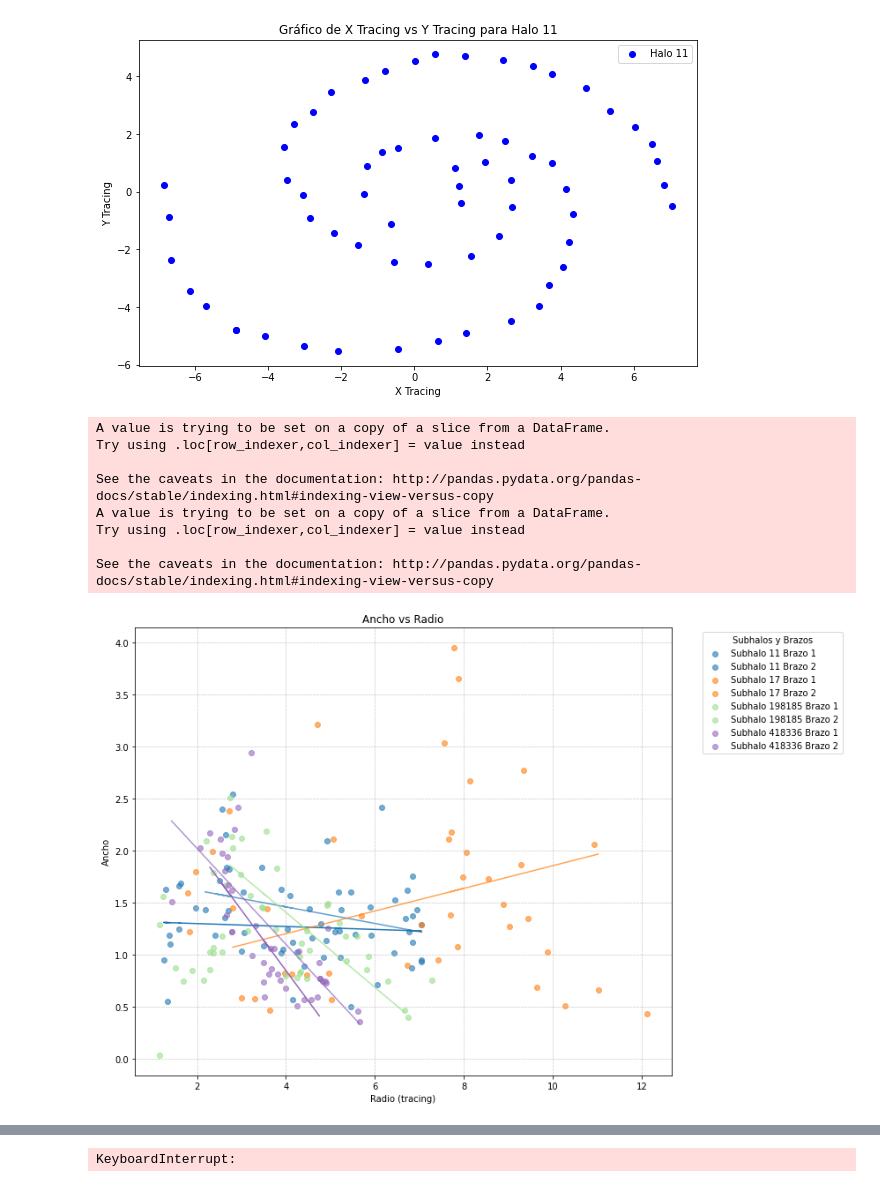
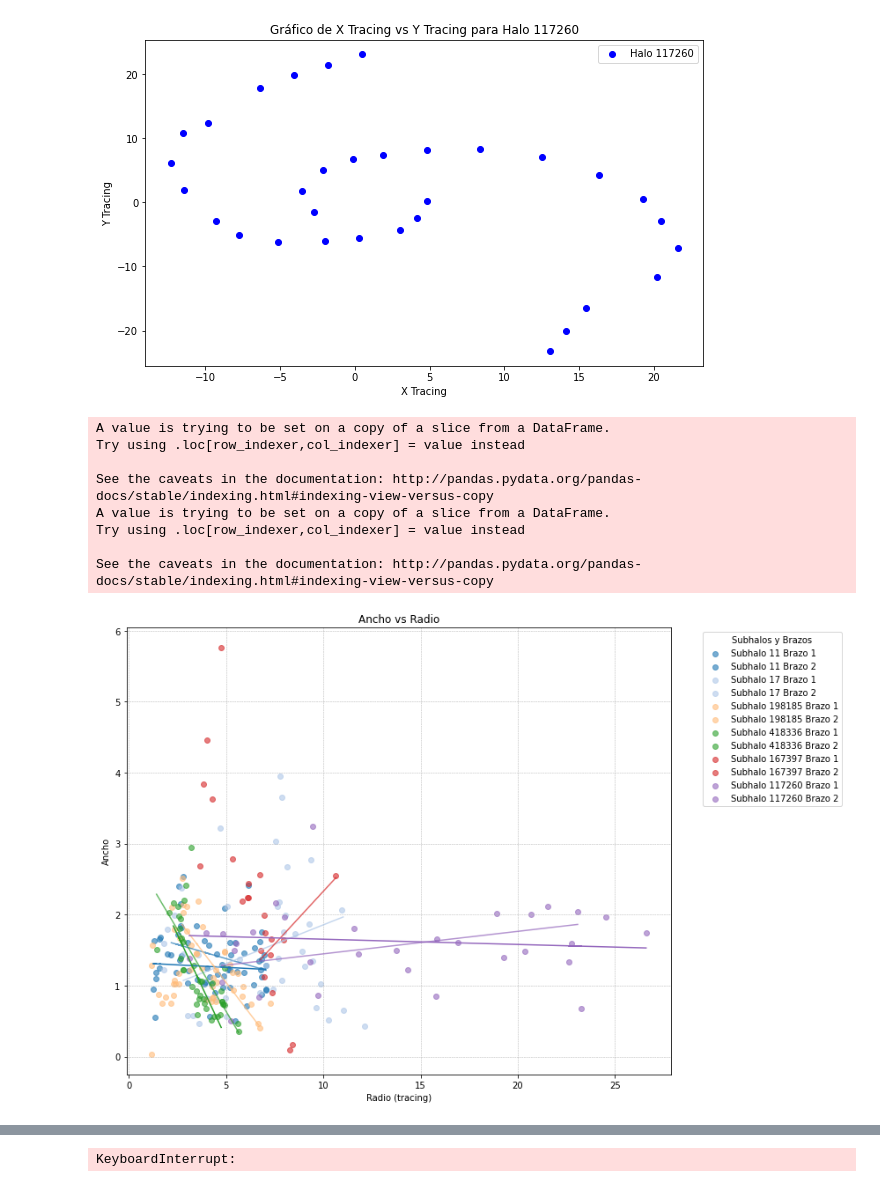
Before and after one commit to danielhcertuche/SpiralStructure_IllustrisTNG50, a Jupyter notebook: NOTEBOOKS/02_analysis_params.ipynb, the cells around one changed output, grey strips where cells are left out. Drawn from its saved outputs; the diff is of its cells as text; code cells hidden in the pictures.

Commit message:
NewHalos Added

```diff
--- a/NOTEBOOKS/02_analysis_params.ipynb
+++ b/NOTEBOOKS/02_analysis_params.ipynb
@@ -18,7 +18,11 @@ files = [
     'Halo_198185_Arm1_widths_Oct10.csv',
     'Halo_198185_Arm2_widths_Oct10.csv',
     'Halo_418336_Arm1_widths_Oct10.csv',
-    'Halo_418336_Arm2_widths_Oct10.csv'
+    'Halo_418336_Arm2_widths_Oct10.csv',
+    'Halo_167397_Arm1_widths_Oct10.csv',
+    'Halo_167397_Arm2_widths_Oct10.csv',
+    'Halo_117260_Arm1_widths_Oct10.csv',
+    'Halo_117260_Arm2_widths_Oct10.csv',
 ]
 
 dataframes = []
@@ -41,22 +45,22 @@ all_data = pd.concat(dataframes, ignore_index=True)
 
 #print(all_data.head())
 # %%
-halo_id = 11
+halo_id = 117260
 halo_data = all_data[all_data['halo_id'] == halo_id]
 
 x_tracing_coords = halo_data['x_tracing'].values
 y_tracing_coords = halo_data['y_tracing'].values
 
 plt.figure(figsize=(10, 6))
 plt.scatter(x_tracing_coords, y_tracing_coords, marker='o', color='blue', label=f'Halo {halo_id}')
 
 plt.xlabel('X Tracing')
 plt.ylabel('Y Tracing')
 plt.title(f'Gráfico de X Tracing vs Y Tracing para Halo {halo_id}')
 plt.legend()
 plt.show()
 # %% [output]
-[figure, old version]
+[figure, new version]
 # %%
 halo_ids = all_data['halo_id'].unique()
 colors = cm.tab20(np.linspace(0, 0.4, len(halo_ids)))
@@ -102,7 +106,7 @@ A value is trying to be set on a copy of a slice from a DataFrame.
 Try using .loc[row_indexer,col_indexer] = value instead
 
 See the caveats in the documentation: http://pandas.pydata.org/pandas-docs/stable/indexing.html#indexing-view-versus-copy
-[figure, old version]
+[figure, new version]
 # %%
 halo_ids = all_data['halo_id'].unique()
 colors = cm.tab20(np.linspace(0, 1, len(halo_ids) * 3))
```
Also changed, not shown: parts of 10 cells of this notebook, 7 other files.
